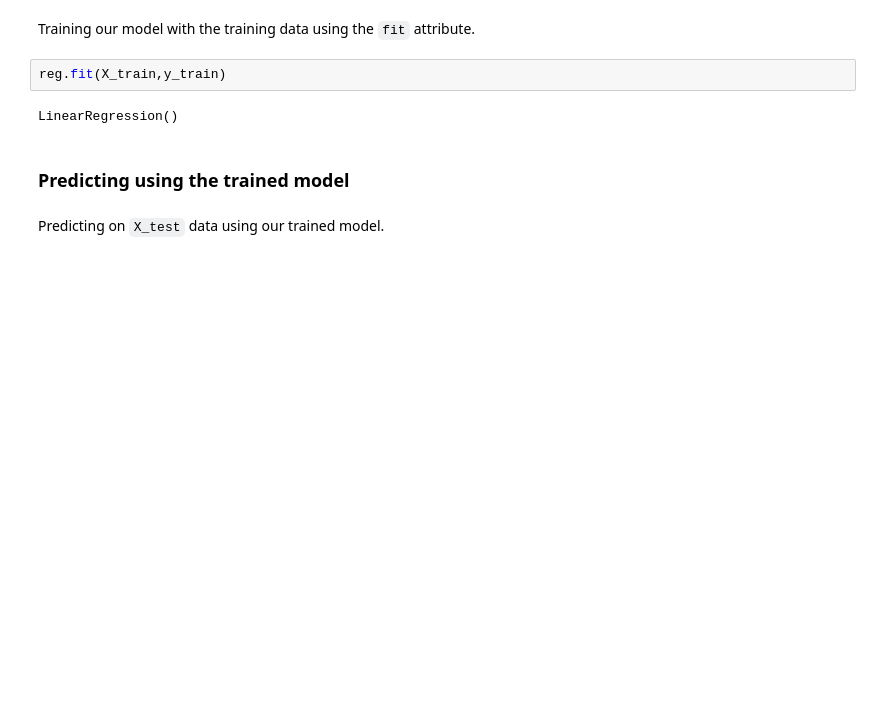
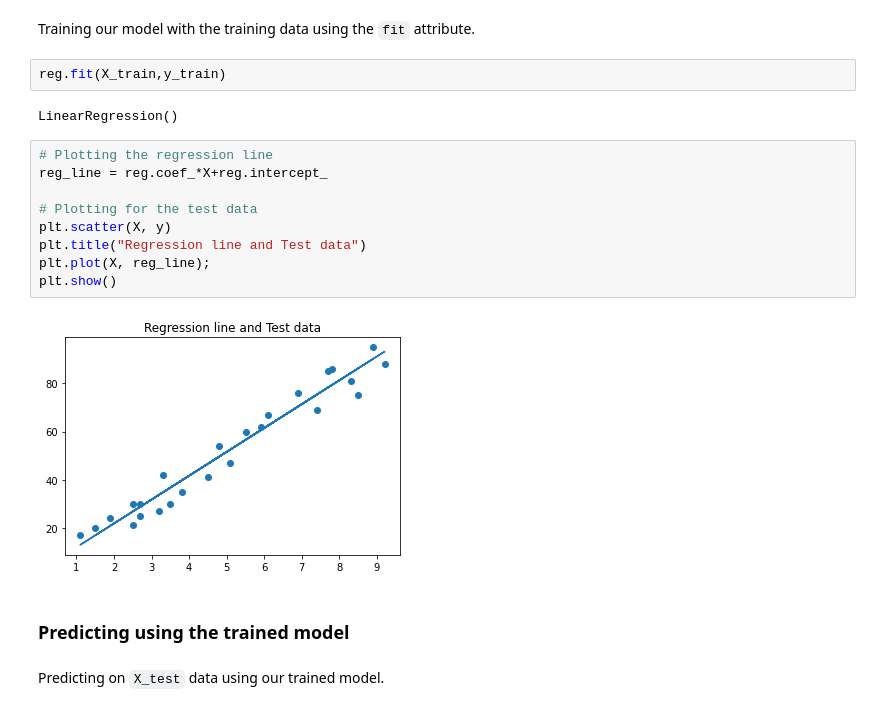
Before and after one commit to eshaan-agrawal/GRIP-DSBA-Task-1-Prediction-using-Supervised-ML, a Jupyter notebook: GRIP DSBA Task 1 Prediction using Supervised ML.ipynb, the cells around one changed output. Cells and saved outputs as stored; diff of their text form; blank space fills up the shorter version.

```diff
--- a/GRIP DSBA Task 1 Prediction using Supervised ML.ipynb
+++ b/GRIP DSBA Task 1 Prediction using Supervised ML.ipynb
@@ -118,6 +107,17 @@ Training our model with the training data using the `fit` attribute.
 reg.fit(X_train,y_train)
 # %% [output]
 LinearRegression()
+# %%
+# Plotting the regression line
+reg_line = reg.coef_*X+reg.intercept_
+
+# Plotting for the test data
+plt.scatter(X, y)
+plt.title("Regression line and Test data")
+plt.plot(X, reg_line);
+plt.show()
+# %% [output]
+[figure, added]
 # %% [markdown]
 ### Predicting using the trained model
 # %% [markdown]
```
Also changed, not shown: parts of 9 cells of this notebook.
